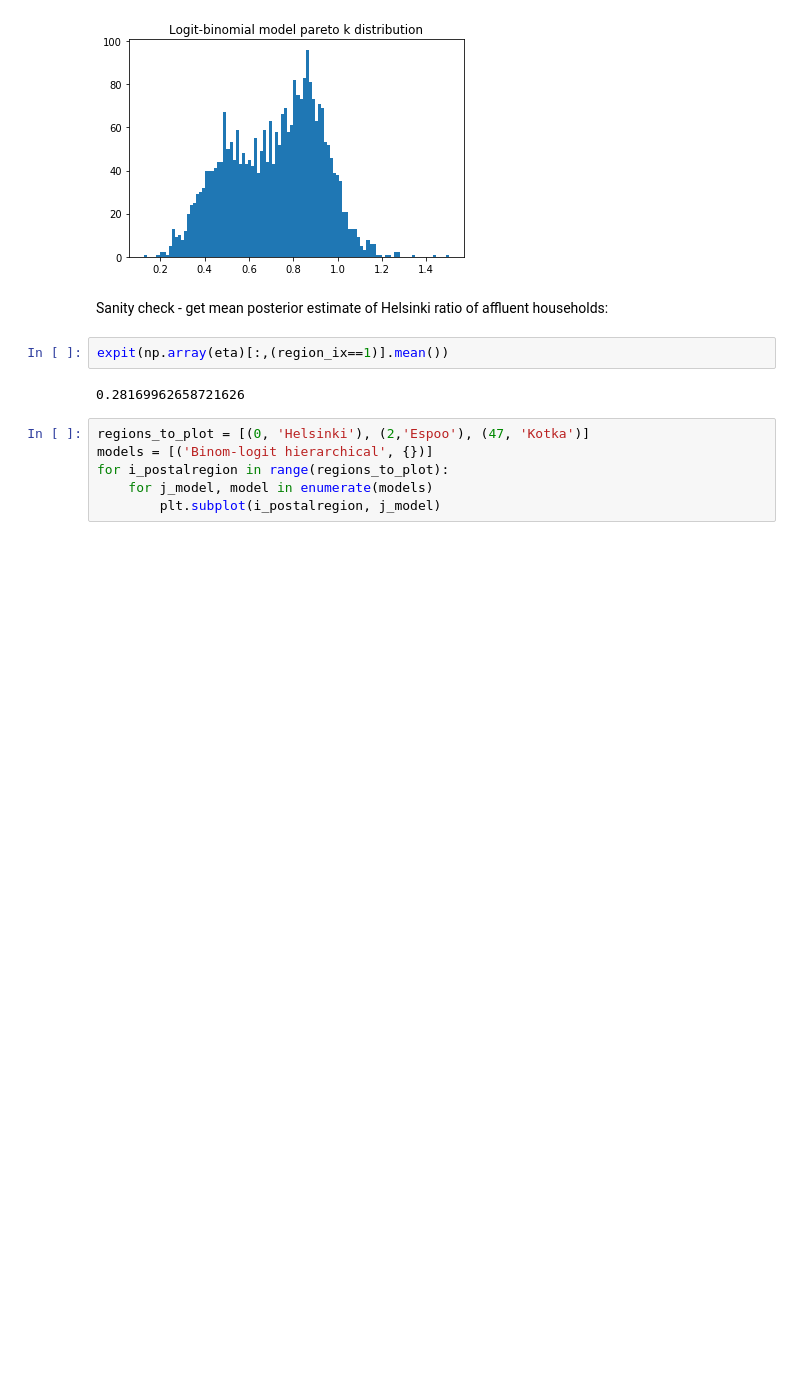
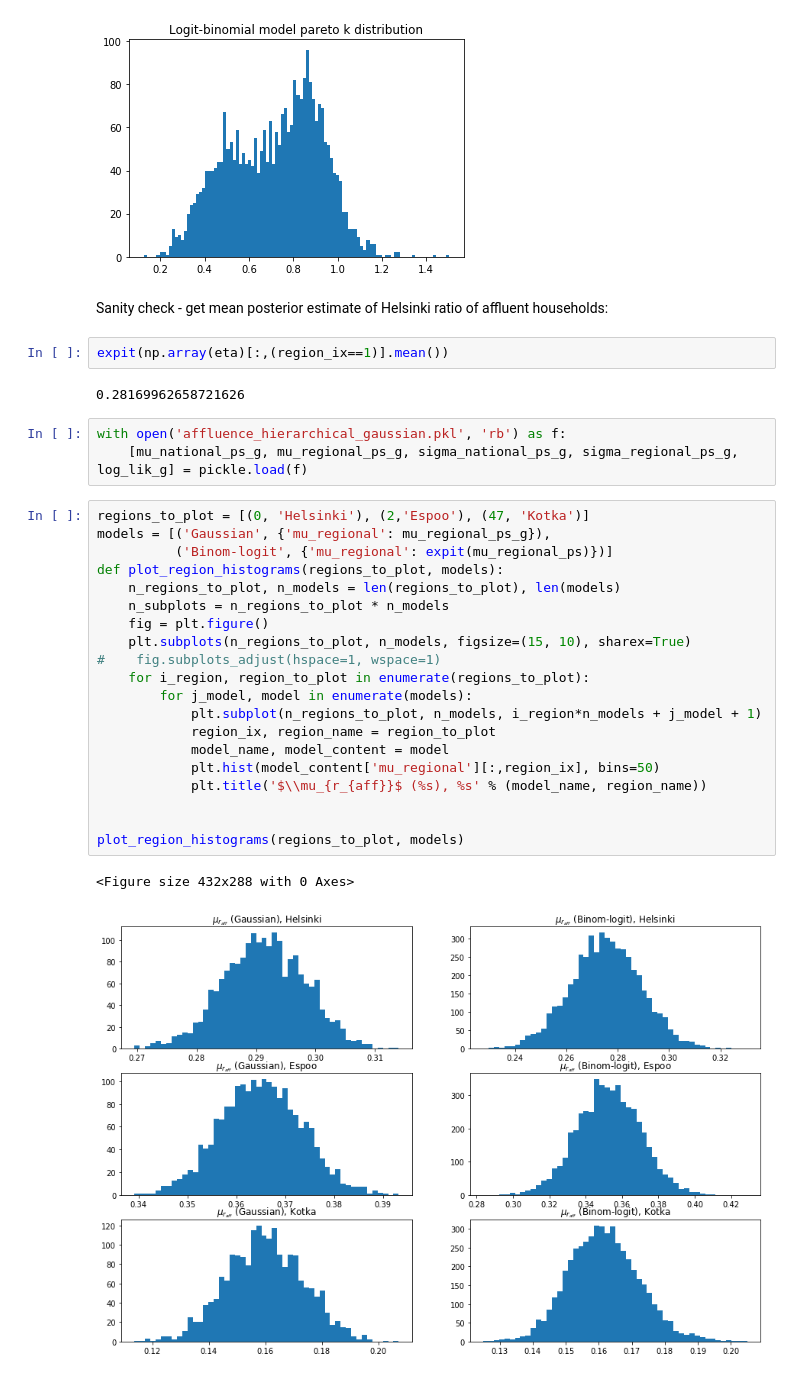
Before and after one commit to Manezki/Finland-Wealth-Segregation, a Jupyter notebook: notebooks/Postal code area segregation study II - RegionalComparison.ipynb, the cells around one changed output. Saved outputs shown, nothing was run; the diff lists cells and outputs as text; blank space fills up the shorter version.

```diff
--- a/notebooks/Postal code area segregation study II - RegionalComparison.ipynb
+++ b/notebooks/Postal code area segregation study II - RegionalComparison.ipynb
@@ -303,9 +303,29 @@ Sanity check - get mean posterior estimate of Helsinki ratio of affluent househo
 expit(np.array(eta)[:,(region_ix==1)].mean())
 # %% [output]
 0.28169962658721626
-# %%
-regions_to_plot = [(0, 'Helsinki'), (2,'Espoo'), (47, 'Kotka')]
-models = [('Binom-logit hierarchical', {})]
-for i_postalregion in range(regions_to_plot):
-    for j_model, model in enumerate(models)
-        plt.subplot(i_postalregion, j_model)
+# %%
+with open('affluence_hierarchical_gaussian.pkl', 'rb') as f:
+    [mu_national_ps_g, mu_regional_ps_g, sigma_national_ps_g, sigma_regional_ps_g, log_lik_g] = pickle.load(f)
+# %%
+regions_to_plot = [(0, 'Helsinki'), (2,'Espoo'), (47, 'Kotka')]
+models = [('Gaussian', {'mu_regional': mu_regional_ps_g}),
+          ('Binom-logit', {'mu_regional': expit(mu_regional_ps)})]
+def plot_region_histograms(regions_to_plot, models):
+    n_regions_to_plot, n_models = len(regions_to_plot), len(models)
+    n_subplots = n_regions_to_plot * n_models
+    fig = plt.figure()
+    plt.subplots(n_regions_to_plot, n_models, figsize=(15, 10), sharex=True)
+#    fig.subplots_adjust(hspace=1, wspace=1)
+    for i_region, region_to_plot in enumerate(regions_to_plot):
+        for j_model, model in enumerate(models):
+            plt.subplot(n_regions_to_plot, n_models, i_region*n_models + j_model + 1)
+            region_ix, region_name = region_to_plot
+            model_name, model_content = model
+            plt.hist(model_content['mu_regional'][:,region_ix], bins=50)
+            plt.title('$\\mu_{r_{aff}}$ (%s), %s' % (model_name, region_name))
+
+
+plot_region_histograms(regions_to_plot, models)
+# %% [output]
+<Figure size 432x288 with 0 Axes>
+[figure, added]
```
